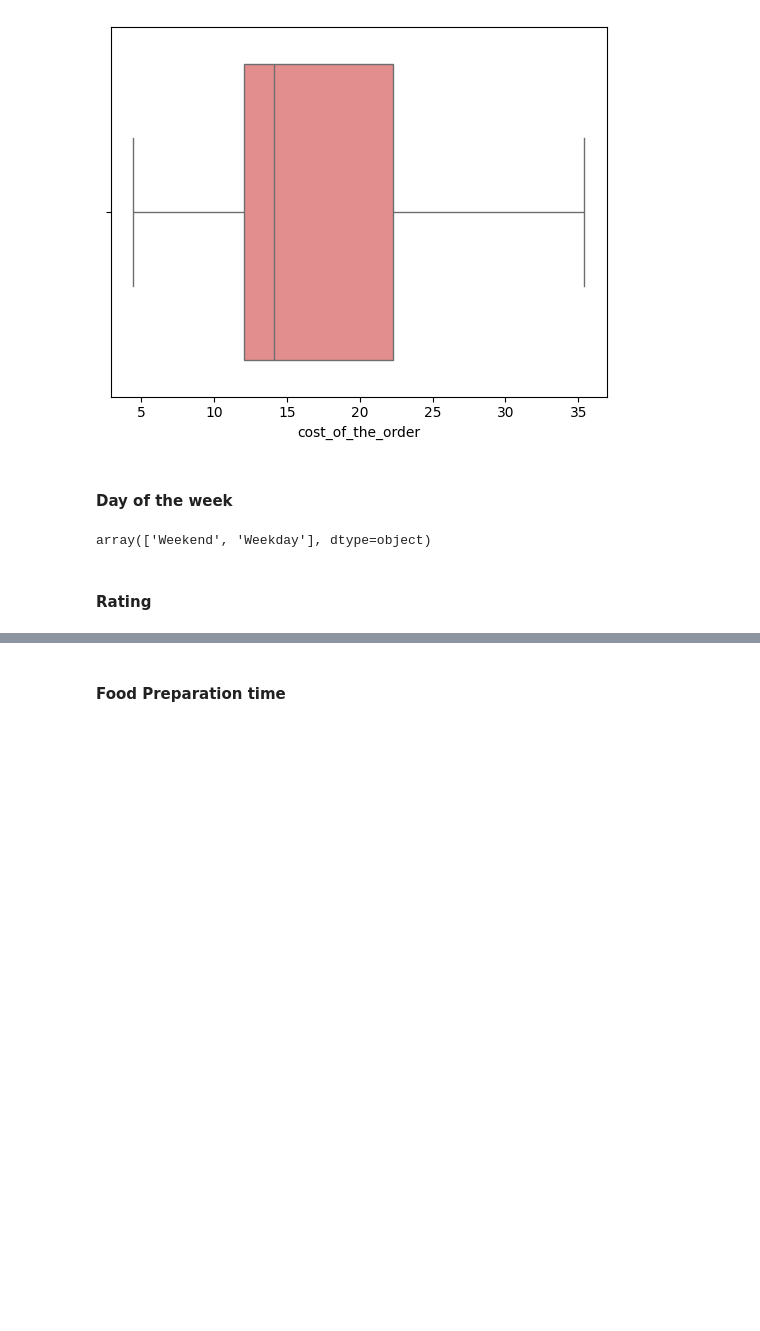
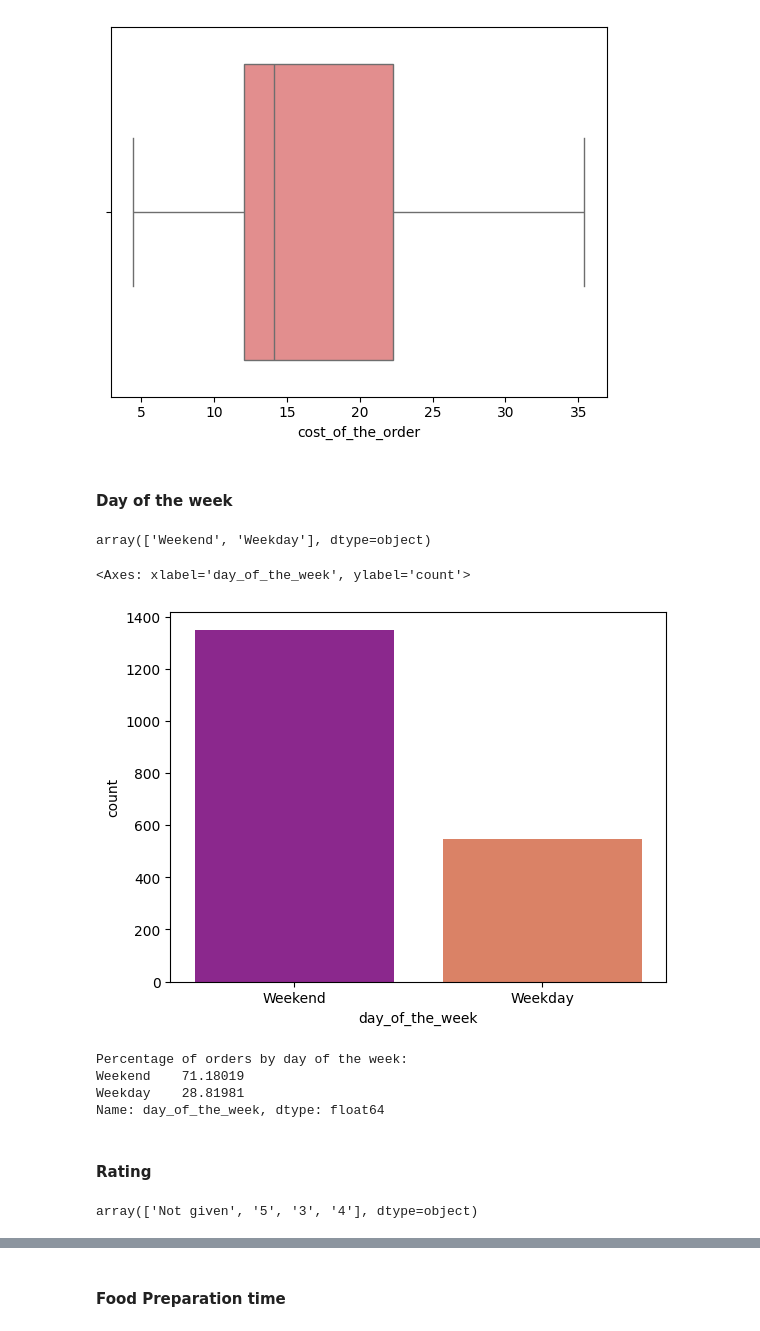
Before and after one commit to RashmiJK/PGP-AIML-FoodHub-EDA, a Jupyter notebook: Learner_Notebook_LC.ipynb, the cells around one changed output, grey strips where cells are left out. Cells and saved outputs as stored; diff of their text form; code cells hidden in the pictures; blank space fills up the shorter version.

```diff
--- a/Learner_Notebook_LC.ipynb
+++ b/Learner_Notebook_LC.ipynb
@@ -270,10 +270,32 @@ df['day_of_the_week'].unique() ## Complete the code to check unique values for t
 # %% [output]
 array(['Weekend', 'Weekday'], dtype=object)
 # %%
-sns.countplot(data = df, x = '______') ## Complete the code to plot a bar graph for 'day_of_the_week' column
+sns.countplot(data = df, x = 'day_of_the_week', palette = 'plasma', hue='day_of_the_week', legend=False) ## Complete the code to plot a bar graph for 'day_of_the_week' column
+# %% [output]
+<Axes: xlabel='day_of_the_week', ylabel='count'>
+[figure, added]
+# %%
+# Get the value counts for 'day_of_the_week'
+day_counts = df['day_of_the_week'].value_counts()
+
+# Calculate the total number of orders
+total_orders = df.shape[0]
+
+# Calculate the percentage for each day
+percentage_orders = (day_counts / total_orders) * 100
+
+print("Percentage of orders by day of the week:")
+print(percentage_orders)
+# %% [output]
+Percentage of orders by day of the week:
+Weekend    71.18019
+Weekday    28.81981
+Name: day_of_the_week, dtype: float64
 # %% [markdown]
 #### Rating
 # %%
 # Check the unique values
-df['rating'].'_______' ## Complete the code to check unique values for the 'rating' column
+df['rating'].unique() ## Complete the code to check unique values for the 'rating' column
+# %% [output]
+array(['Not given', '5', '3', '4'], dtype=object)
 # %%
```
Also changed, not shown: parts of 9 cells of this notebook.
